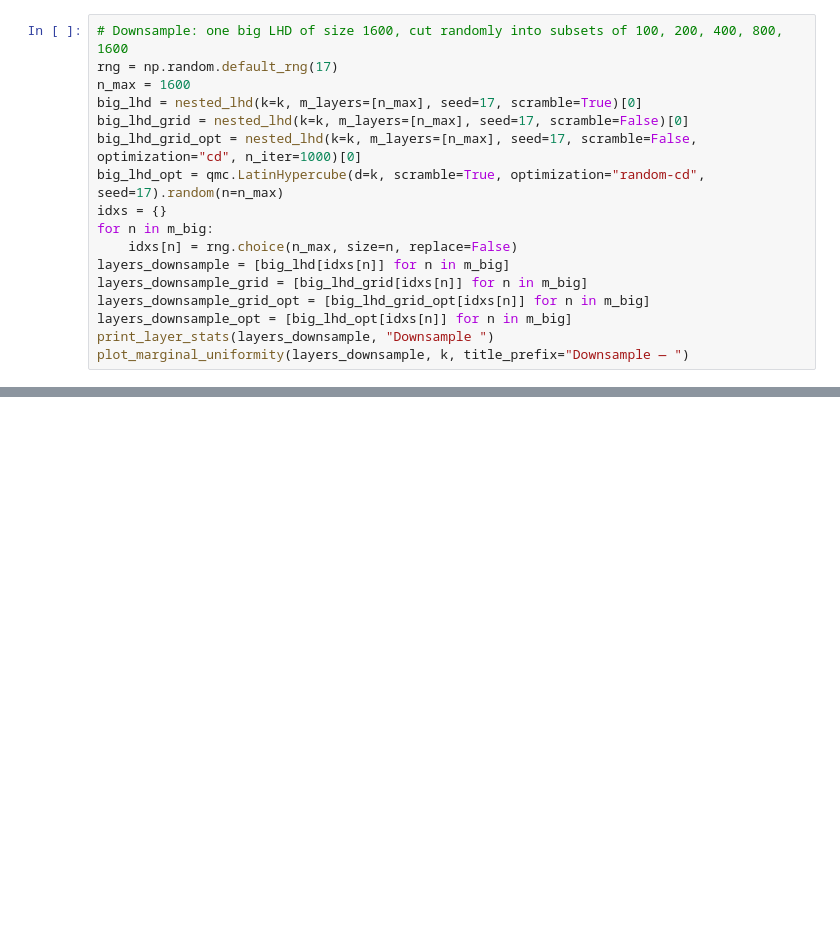
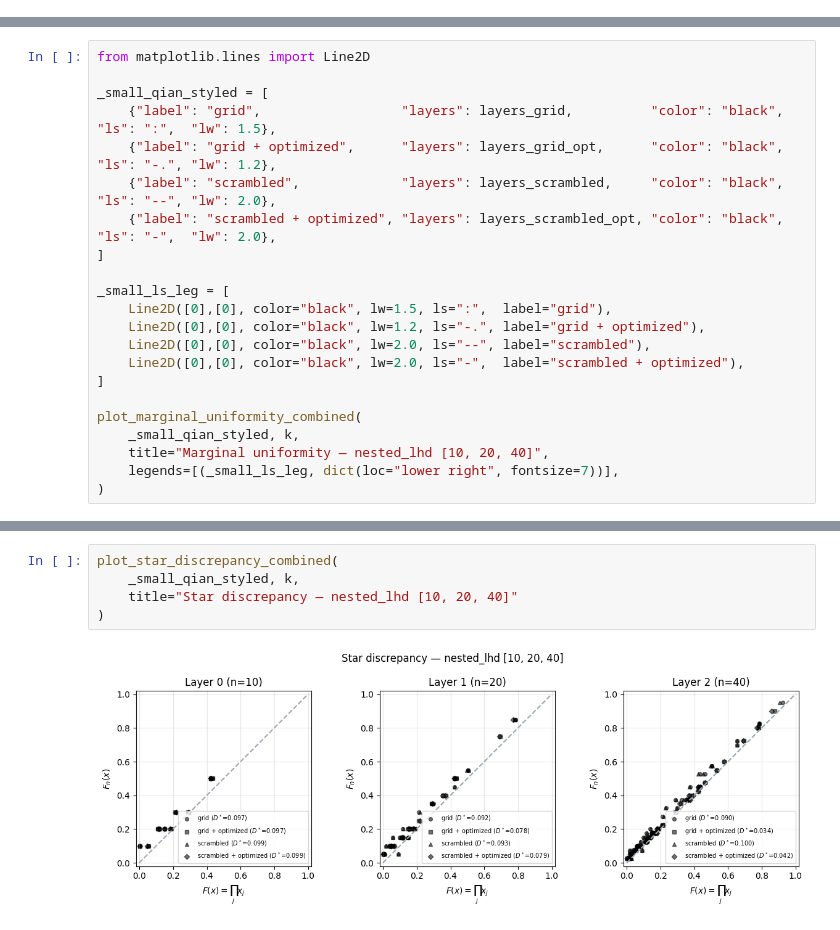
Before and after one commit to kstoreyf/gethypercube, a Jupyter notebook: examples/example_nested.ipynb, the cells around one changed output, grey strips where cells are left out. Drawn from its saved outputs; the diff is of its cells as text; blank space fills up the shorter version.

```diff
--- a/examples/example_nested.ipynb
+++ b/examples/example_nested.ipynb
@@ -416,17 +0,0 @@ plot_star_discrepancy(layers_qian, k, title_prefix="Qian big -- ")
-# %%
-# Downsample: one big LHD of size 1600, cut randomly into subsets of 100, 200, 400, 800, 1600
-rng = np.random.default_rng(17)
-n_max = 1600
-big_lhd = nested_lhd(k=k, m_layers=[n_max], seed=17, scramble=True)[0]
-big_lhd_grid = nested_lhd(k=k, m_layers=[n_max], seed=17, scramble=False)[0]
-big_lhd_grid_opt = nested_lhd(k=k, m_layers=[n_max], seed=17, scramble=False, optimization="cd", n_iter=1000)[0]
-big_lhd_opt = qmc.LatinHypercube(d=k, scramble=True, optimization="random-cd", seed=17).random(n=n_max)
-idxs = {}
-for n in m_big:
-    idxs[n] = rng.choice(n_max, size=n, replace=False)
-layers_downsample = [big_lhd[idxs[n]] for n in m_big]
-layers_downsample_grid = [big_lhd_grid[idxs[n]] for n in m_big]
-layers_downsample_grid_opt = [big_lhd_grid_opt[idxs[n]] for n in m_big]
-layers_downsample_opt = [big_lhd_opt[idxs[n]] for n in m_big]
-print_layer_stats(layers_downsample, "Downsample ")
-plot_marginal_uniformity(layers_downsample, k, title_prefix="Downsample — ")
@@ -695,0 +363,22 @@ plot_star_discrepancy(layers_rennen, k_rennen, title_prefix="Rennen — ")
+# %%
+from matplotlib.lines import Line2D
+
+_small_qian_styled = [
+    {"label": "grid",                  "layers": layers_grid,          "color": "black", "ls": ":",  "lw": 1.5},
+    {"label": "grid + optimized",      "layers": layers_grid_opt,      "color": "black", "ls": "-.", "lw": 1.2},
+    {"label": "scrambled",             "layers": layers_scrambled,     "color": "black", "ls": "--", "lw": 2.0},
+    {"label": "scrambled + optimized", "layers": layers_scrambled_opt, "color": "black", "ls": "-",  "lw": 2.0},
+]
+
+_small_ls_leg = [
+    Line2D([0],[0], color="black", lw=1.5, ls=":",  label="grid"),
+    Line2D([0],[0], color="black", lw=1.2, ls="-.", label="grid + optimized"),
+    Line2D([0],[0], color="black", lw=2.0, ls="--", label="scrambled"),
+    Line2D([0],[0], color="black", lw=2.0, ls="-",  label="scrambled + optimized"),
+]
+
+plot_marginal_uniformity_combined(
+    _small_qian_styled, k,
+    title="Marginal uniformity — nested_lhd [10, 20, 40]",
+    legends=[(_small_ls_leg, dict(loc="lower right", fontsize=7))],
+)
@@ -695,0 +387,7 @@ plot_star_discrepancy(layers_rennen, k_rennen, title_prefix="Rennen — ")
+# %%
+plot_star_discrepancy_combined(
+    _small_qian_styled, k,
+    title="Star discrepancy — nested_lhd [10, 20, 40]"
+)
+# %% [output]
+[figure, added]
```
Also changed, not shown: parts of 68 cells of this notebook, 1 other file.
